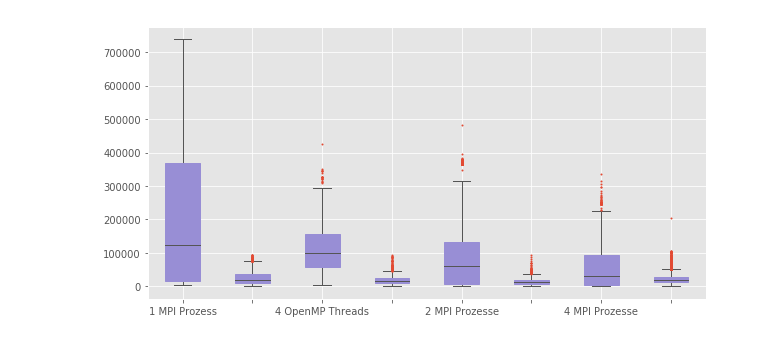
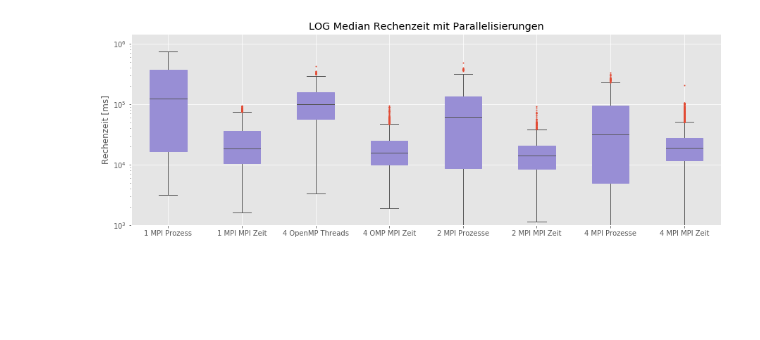
Before and after one commit to eragp/mandelbrot, a Jupyter notebook: eval/scalingGraph/Parallelism.ipynb, the cells around one changed output. Drawn from its saved outputs; the diff is of its cells as text; code cells hidden in the pictures; blank space fills up the shorter version.

Commit message:
Add parallelisation distribution plots

```diff
--- a/eval/scalingGraph/Parallelism.ipynb
+++ b/eval/scalingGraph/Parallelism.ipynb
@@ -102,36 +179,38 @@ mpiT = load_json("./data_parallel_4_MPI.json")
 mpi2T = load_json("./data_parallel_2_MPI.json")
 
 
 normalCT, normalMPI = zip(*normalT)
 ompCT, ompMPI = zip(*ompT)
 mpiCT, mpiMPI = zip(*mpiT)
 mpi2CT, mpi2MPI = zip(*mpi2T)
 
 
-x_ticks = ["1 MPI Prozess", "", "4 OpenMP Threads", '', '2 MPI Prozesse', '', "4 MPI Prozesse"]
+x_ticks = ["1 MPI Prozess", "1 MPI MPI Zeit", "4 OpenMP Threads", '4 OMP MPI Zeit', '2 MPI Prozesse', '2 MPI MPI Zeit', "4 MPI Prozesse", '4 MPI MPI Zeit']
 x = np.arange(len(x_ticks))
 y = [normalCT, normalMPI, ompCT, ompMPI, mpi2CT, mpi2MPI, mpiCT, mpiMPI]
 #yerr = (normalErr, ompErr, mpi2Err, mpiErr)
 
 total_width = 0.8
 ind_width = total_width / 2
 alteration = np.arange(-(total_width / 2), total_width/2, ind_width)
 
-fig, ax = plt.subplots(figsize=(10,5))
+fig, ax = plt.subplots(figsize=(15,5))
 
 box = ax.boxplot(y, 0,
                     patch_artist= True,
                     medianprops = {'color': '#555555'},
                     boxprops = {'color': '#988ED5', 'facecolor': '#988ED5'},
                     whiskerprops = {'color': '#555555'},
                     capprops = {'color': '#555555'},
                     flierprops = {'markersize': 1.0, 'markerfacecolor': '#E24A33', 'markeredgecolor': '#E24A33'})
 
-#plt.setp(box['fliers'], markersize=1.0, markerfacecolor='red')
+ax.set_ylabel('Rechenzeit [ms]')
+ax.set_title('LOG Median Rechenzeit mit Parallelisierungen')
 ax.set_xticklabels(x_ticks)
 #ax.legend()
-#plt.yscale('log')
-save_fig(fig, 'parallelism_box')
+plt.yscale('log')
+plt.axis([None, None, 1000, None])
+#save_fig(fig, 'parallelism_box')
 plt.show()
 # %% [output]
-[figure, old version]
+[figure, new version]
```
Also changed, not shown: parts of 5 cells of this notebook, 4 other files.
